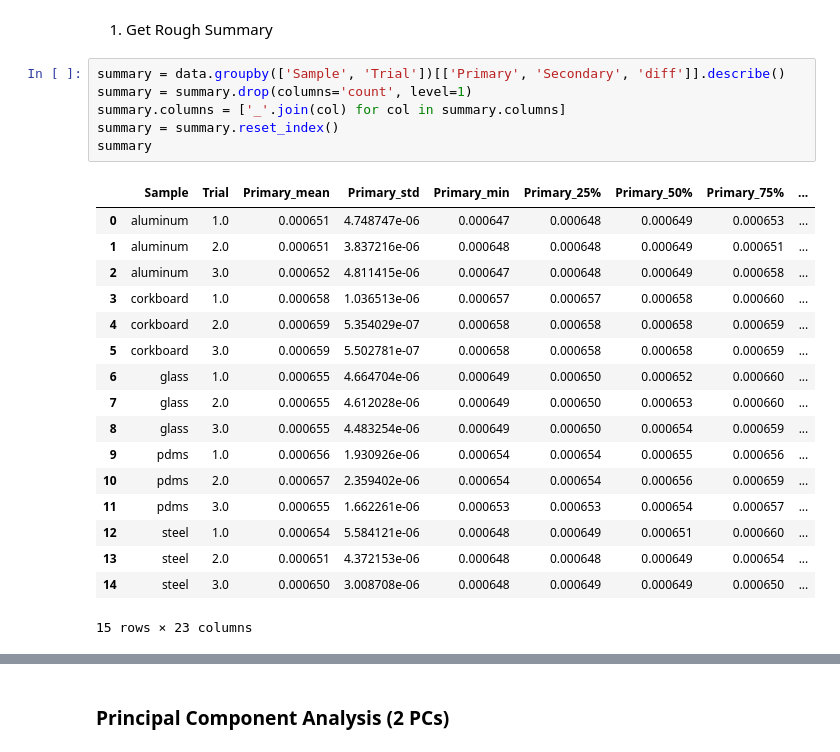
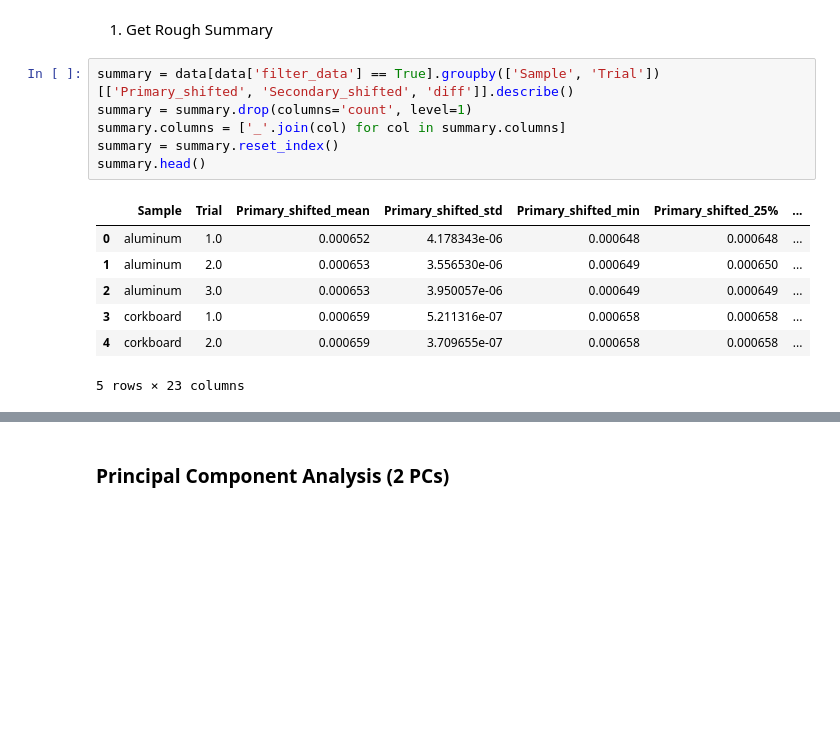
Before and after one commit to cojulieanne/Warmth-Sensor-Object-Detection, a Jupyter notebook: notebooks/01_exploration.ipynb, the cells around one changed output, grey strips where cells are left out. Cells and saved outputs as stored; diff of their text form; blank space fills up the shorter version.

```diff
--- a/notebooks/01_exploration.ipynb
+++ b/notebooks/01_exploration.ipynb
@@ -639,29 +646,19 @@ Each embedding method will be used to train the same classifier pipeline. Their
 # %% [markdown]
 1. Get Rough Summary
 # %%
-summary = data.groupby(['Sample', 'Trial'])[['Primary', 'Secondary', 'diff']].describe()
+summary = data[data['filter_data'] == True].groupby(['Sample', 'Trial'])[['Primary_shifted', 'Secondary_shifted', 'diff']].describe()
 summary = summary.drop(columns='count', level=1)
 summary.columns = ['_'.join(col) for col in summary.columns]
 summary = summary.reset_index()
-summary
+summary.head()
 # %% [output]
-|  | Sample | Trial | Primary_mean | Primary_std | Primary_min | Primary_25% | Primary_50% | Primary_75% | ... |
-| 0 | aluminum | 1.0 | 0.000651 | 4.748747e-06 | 0.000647 | 0.000648 | 0.000649 | 0.000653 | ... |
-| 1 | aluminum | 2.0 | 0.000651 | 3.837216e-06 | 0.000648 | 0.000648 | 0.000649 | 0.000651 | ... |
-| 2 | aluminum | 3.0 | 0.000652 | 4.811415e-06 | 0.000647 | 0.000648 | 0.000649 | 0.000658 | ... |
-| 3 | corkboard | 1.0 | 0.000658 | 1.036513e-06 | 0.000657 | 0.000657 | 0.000658 | 0.000660 | ... |
-| 4 | corkboard | 2.0 | 0.000659 | 5.354029e-07 | 0.000658 | 0.000658 | 0.000658 | 0.000659 | ... |
-| 5 | corkboard | 3.0 | 0.000659 | 5.502781e-07 | 0.000658 | 0.000658 | 0.000658 | 0.000659 | ... |
-| 6 | glass | 1.0 | 0.000655 | 4.664704e-06 | 0.000649 | 0.000650 | 0.000652 | 0.000660 | ... |
-| 7 | glass | 2.0 | 0.000655 | 4.612028e-06 | 0.000649 | 0.000650 | 0.000653 | 0.000660 | ... |
-| 8 | glass | 3.0 | 0.000655 | 4.483254e-06 | 0.000649 | 0.000650 | 0.000654 | 0.000659 | ... |
-| 9 | pdms | 1.0 | 0.000656 | 1.930926e-06 | 0.000654 | 0.000654 | 0.000655 | 0.000656 | ... |
-| 10 | pdms | 2.0 | 0.000657 | 2.359402e-06 | 0.000654 | 0.000654 | 0.000656 | 0.000659 | ... |
-| 11 | pdms | 3.0 | 0.000655 | 1.662261e-06 | 0.000653 | 0.000653 | 0.000654 | 0.000657 | ... |
-| 12 | steel | 1.0 | 0.000654 | 5.584121e-06 | 0.000648 | 0.000649 | 0.000651 | 0.000660 | ... |
-| 13 | steel | 2.0 | 0.000651 | 4.372153e-06 | 0.000648 | 0.000648 | 0.000649 | 0.000654 | ... |
-| 14 | steel | 3.0 | 0.000650 | 3.008708e-06 | 0.000648 | 0.000649 | 0.000649 | 0.000650 | ... |
+|  | Sample | Trial | Primary_shifted_mean | Primary_shifted_std | Primary_shifted_min | Primary_shifted_25% | ... |
+| 0 | aluminum | 1.0 | 0.000652 | 4.178343e-06 | 0.000648 | 0.000648 | ... |
+| 1 | aluminum | 2.0 | 0.000653 | 3.556530e-06 | 0.000649 | 0.000650 | ... |
+| 2 | aluminum | 3.0 | 0.000653 | 3.950057e-06 | 0.000649 | 0.000649 | ... |
+| 3 | corkboard | 1.0 | 0.000659 | 5.211316e-07 | 0.000658 | 0.000658 | ... |
+| 4 | corkboard | 2.0 | 0.000659 | 3.709655e-07 | 0.000658 | 0.000658 | ... |
-15 rows × 23 columns
+5 rows × 23 columns
 # %%
 summary_cols = [c for c in summary.columns if c not in ['Sample', 'Trial']]
 for c in summary_cols:
```
Also changed, not shown: parts of 24 cells of this notebook.
